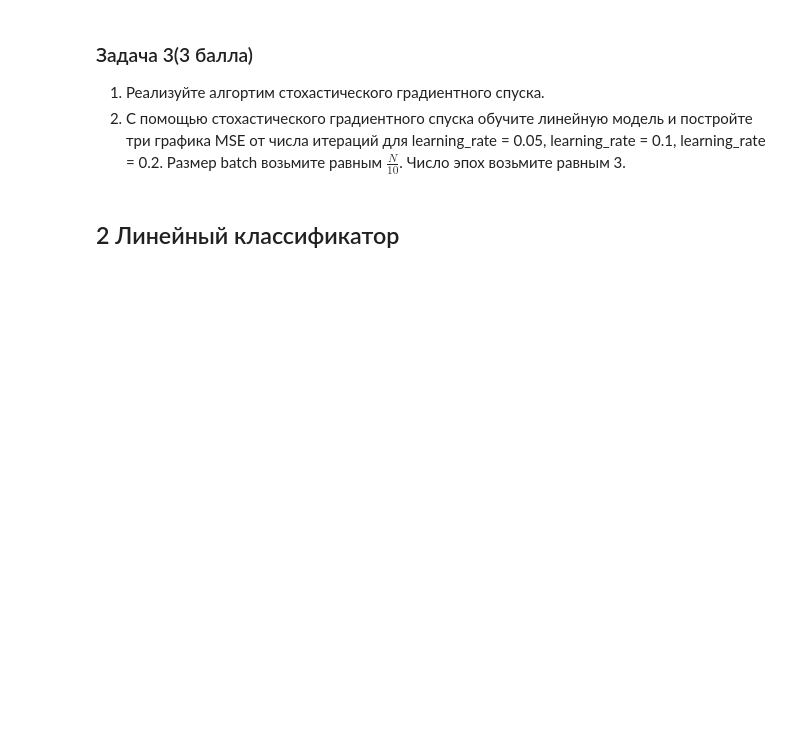
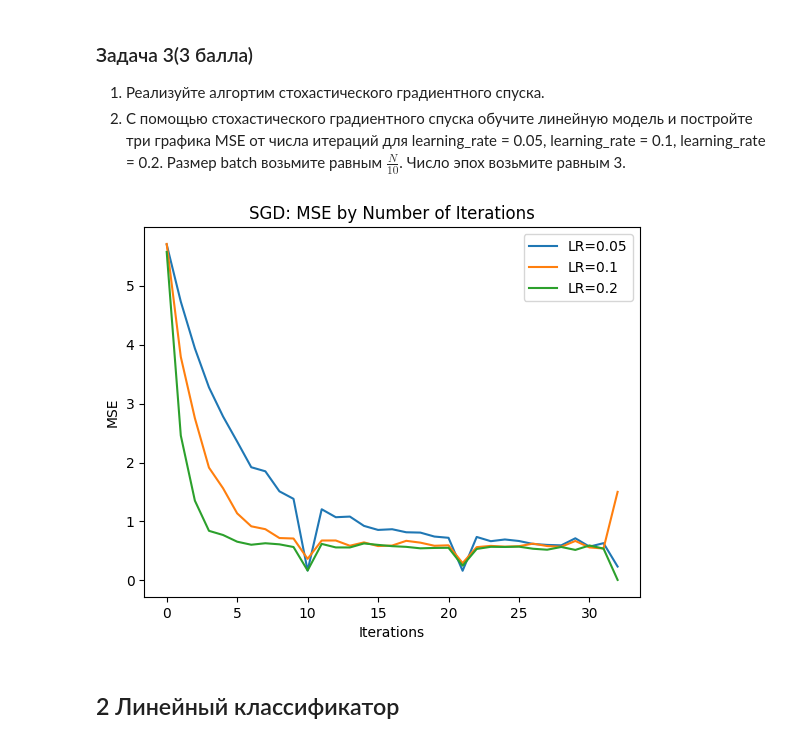
Before and after one commit to skolkovo-bba/informatics4, a Jupyter notebook: Решения/s04_lab02.ipynb, the cells around one changed output. Cells and saved outputs as stored; diff of their text form; code cells hidden in the pictures; blank space fills up the shorter version.

```diff
--- a/Решения/s04_lab02.ipynb
+++ b/Решения/s04_lab02.ipynb
@@ -182,7 +283,68 @@ y = housing.target
 1. Реализуйте алгортим стохастического градиентного спуска.
 2. С помощью стохастического градиентного спуска обучите линейную модель и постройте три графика MSE от числа итераций для learning_rate = 0.05, learning_rate = 0.1, learning_rate = 0.2. Размер batch возьмите равным $\frac{N}{10}$. Число эпох возьмите равным 3.
 # %%
-#ВАШ КОД ЗДЕСЬ
+import numpy as np
+from sklearn.datasets import fetch_california_housing
+from sklearn.model_selection import train_test_split
+from sklearn.preprocessing import StandardScaler
+import matplotlib.pyplot as plt
+
+# Загрузка набора данных
+housing = fetch_california_housing()
+X = housing.data
+y = housing.target
+
+# Разделение выборки на обучающую и тестовую
+X_train, X_test, y_train, y_test = train_test_split(X, y, test_size=0.2, random_state=42)
+
+# Нормализация данных
+scaler = StandardScaler()
+X_train_scaled = scaler.fit_transform(X_train)
+X_test_scaled = scaler.transform(X_test)
+
+# Добавляем столбец для веса смещения b
+X_train_scaled = np.c_[np.ones(X_train_scaled.shape[0]), X_train_scaled]
+X_test_scaled = np.c_[np.ones(X_test_scaled.shape[0]), X_test_scaled]
+
+# Функция стохастического градиентного спуска
+def sgd(X, y, learning_rate=0.01, epochs=1, batch_size=1):
+    m, n = X.shape
+    w = np.zeros(n)
+    mse_history = []
+
+    for epoch in range(epochs):
+        indices = np.arange(m)
+        np.random.shuffle(indices)
+        X = X[indices]
+        y = y[indices]
+        for i in range(0, m, batch_size):
+            xi = X[i:i+batch_size]
+            yi = y[i:i+batch_size]
+            predictions = xi.dot(w)
+            errors = predictions - yi
+            gradients = 2/batch_size * xi.T.dot(errors)
+            w -= learning_rate * gradients
+            mse = np.mean(errors ** 2)
+            mse_history.append(mse)
+    return w, mse_history
+
+# Установка параметров
+learning_rates = [0.05, 0.1, 0.2]
+epochs = 3
+batch_size = len(X_train_scaled) // 10  # Размер батча равен N/10
+
+# Запуск стохастического градиентного спуска с различными learning rates
+for lr in learning_rates:
+    _, mse_history = sgd(X_train_scaled, y_train, learning_rate=lr, epochs=epochs, batch_size=batch_size)
+    plt.plot(mse_history, label='LR={}'.format(lr))
+
+plt.title('SGD: MSE by Number of Iterations')
+plt.xlabel('Iterations')
+plt.ylabel('MSE')
+plt.legend()
+plt.show()
+# %% [output]
+[figure, added]
 # %% [markdown]
 ## 2 Линейный классификатор
 # %% [markdown]
```
Also changed, not shown: parts of 8 cells of this notebook, 2 other files.
